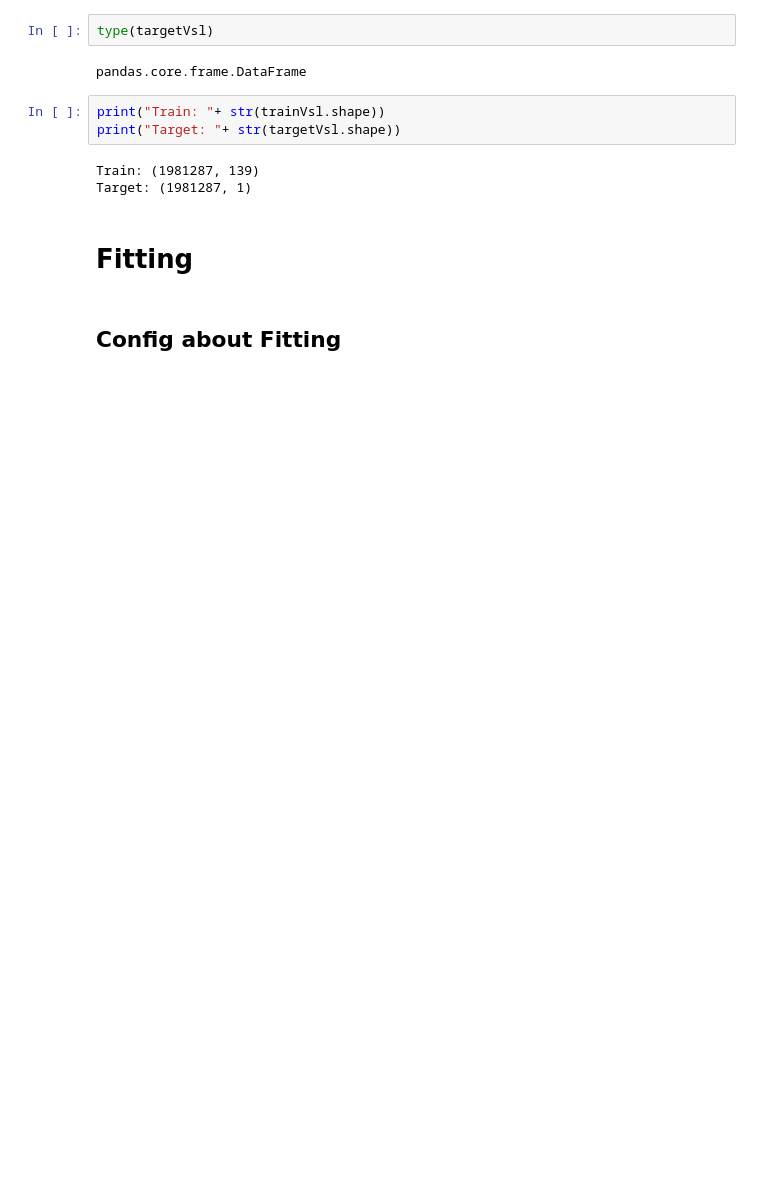
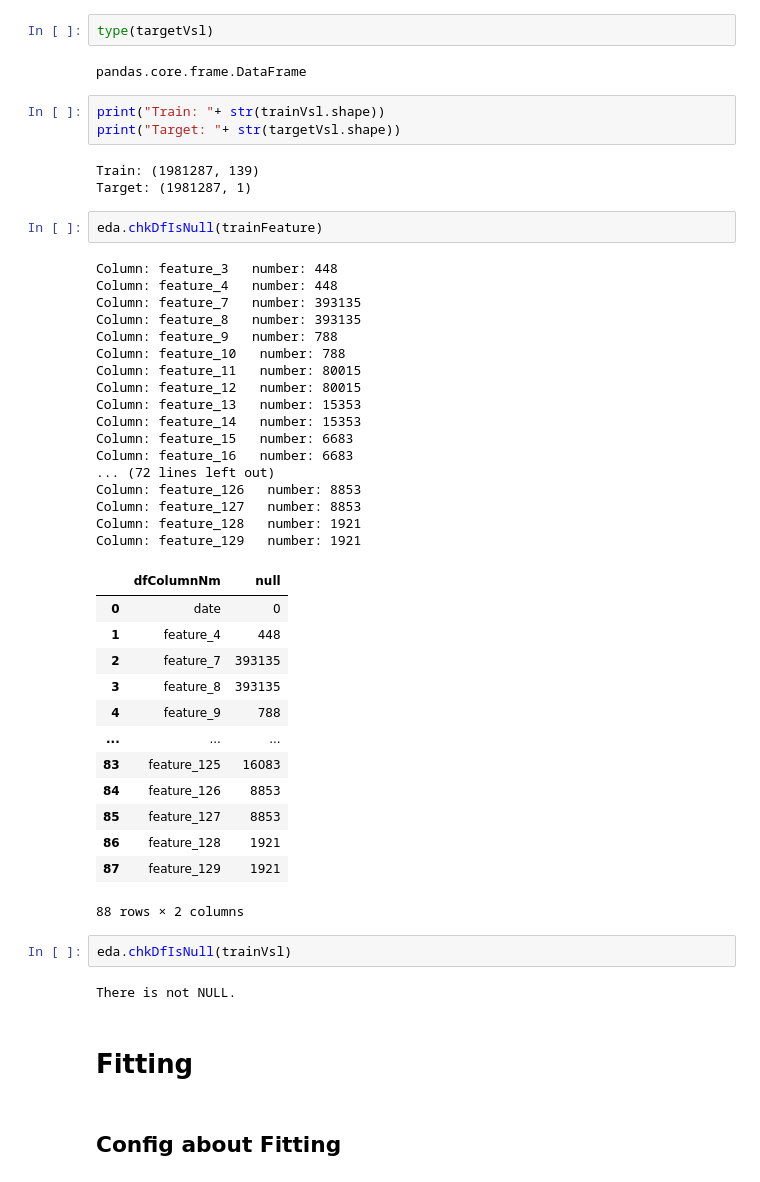
Before and after one commit to ShinAnase/JaneStreet, a Jupyter notebook: mainPytorch.ipynb, the cells around one changed output. Drawn from its saved outputs; the diff is of its cells as text; blank space fills up the shorter version.

```diff
--- a/mainPytorch.ipynb
+++ b/mainPytorch.ipynb
@@ -346,6 +357,43 @@ print("Target: "+ str(targetVsl.shape))
 # %% [output]
 Train: (1981287, 139)
 Target: (1981287, 1)
+# %%
+eda.chkDfIsNull(trainFeature)
+# %% [output]
+Column: feature_3   number: 448
+Column: feature_4   number: 448
+Column: feature_7   number: 393135
+Column: feature_8   number: 393135
+Column: feature_9   number: 788
+Column: feature_10   number: 788
+Column: feature_11   number: 80015
+Column: feature_12   number: 80015
+Column: feature_13   number: 15353
+Column: feature_14   number: 15353
+Column: feature_15   number: 6683
+Column: feature_16   number: 6683
+... (72 lines left out)
+Column: feature_126   number: 8853
+Column: feature_127   number: 8853
+Column: feature_128   number: 1921
+Column: feature_129   number: 1921
+|  | dfColumnNm | null |
+| 0 | date | 0 |
+| 1 | feature_4 | 448 |
+| 2 | feature_7 | 393135 |
+| 3 | feature_8 | 393135 |
+| 4 | feature_9 | 788 |
+| ... | ... | ... |
+| 83 | feature_125 | 16083 |
+| 84 | feature_126 | 8853 |
+| 85 | feature_127 | 8853 |
+| 86 | feature_128 | 1921 |
+| 87 | feature_129 | 1921 |
+88 rows × 2 columns
+# %%
+eda.chkDfIsNull(trainVsl)
+# %% [output]
+There is not NULL.
 # %% [markdown]
 # Fitting
 # %% [markdown]
```
Also changed, not shown: parts of 26 cells of this notebook.
